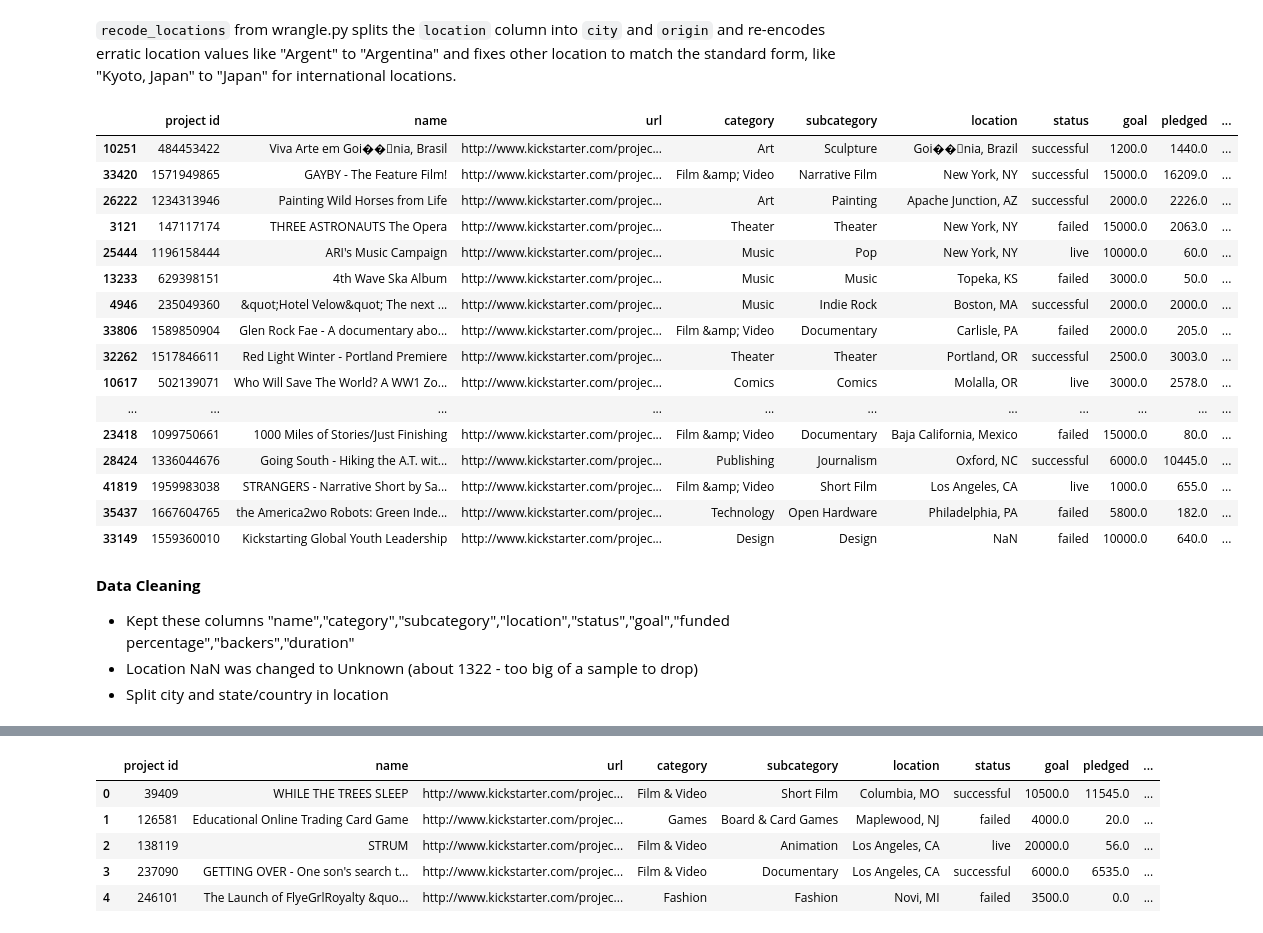
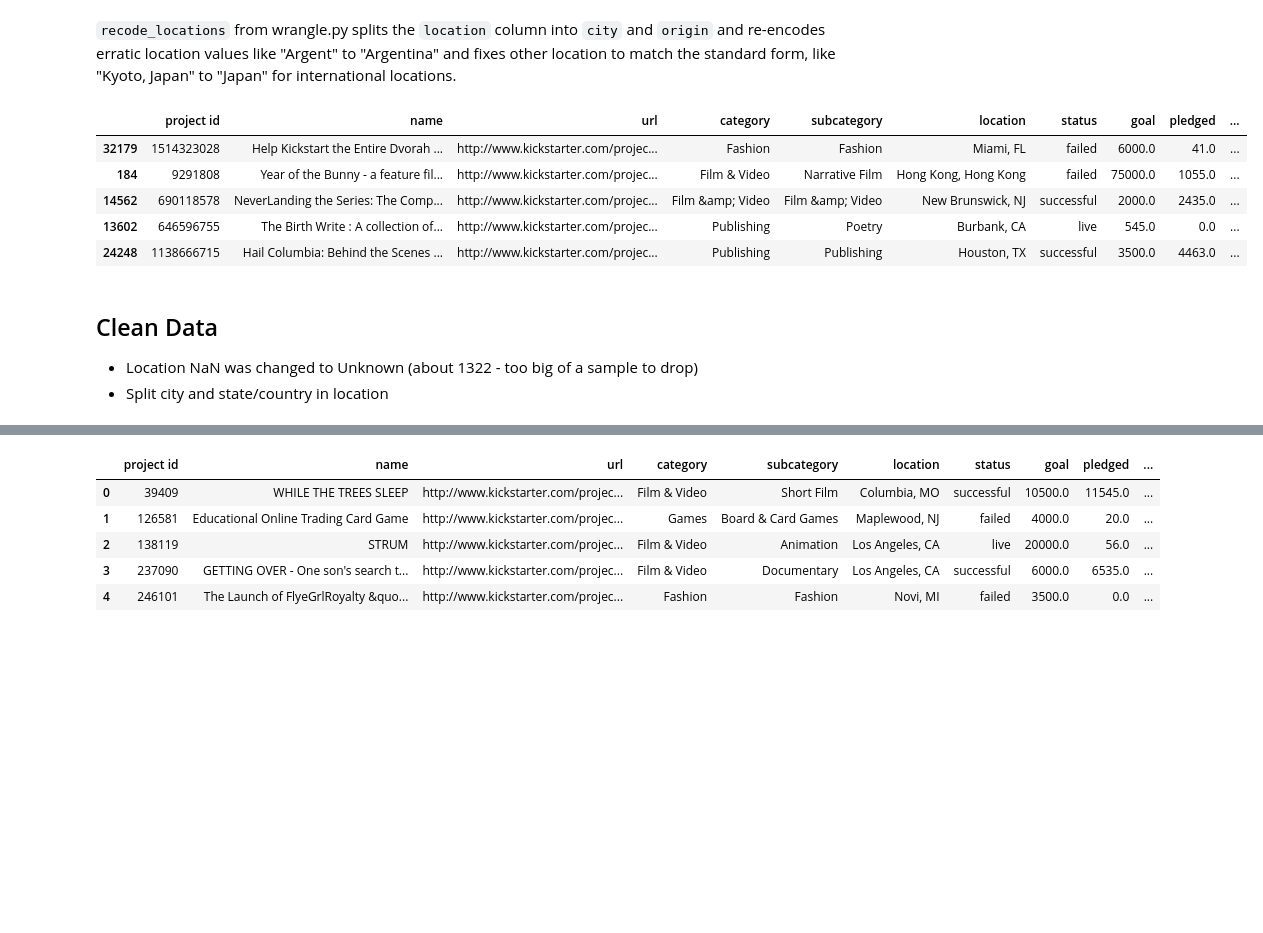
Before and after one commit to crisgiovanoni/kickstarter_project, a Jupyter notebook: Who Gets the Fund?.ipynb, the cells around one changed output, grey strips where cells are left out. Cells and saved outputs as stored; diff of their text form; code cells hidden in the pictures; blank space fills up the shorter version.

```diff
--- a/Who Gets the Fund?.ipynb
+++ b/Who Gets the Fund?.ipynb
@@ -29,28 +30,16 @@ kick = wrangle.get_kickstarter()
 # %%
 kick = wrangle.recode_locations(kick)
 # %%
-kick.sample(20)
+kick.sample(5)
 # %% [output]
 |  | project id | name | url | category | subcategory | location | status | goal | pledged | ... |
-| 10251 | 484453422 | Viva Arte em Goi��΢nia, Brasil | http://www.kickstarter.com/projec... | Art | Sculpture | Goi��΢nia, Brazil | successful | 1200.0 | 1440.0 | ... |
-| 33420 | 1571949865 | GAYBY - The Feature Film! | http://www.kickstarter.com/projec... | Film &amp; Video | Narrative Film | New York, NY | successful | 15000.0 | 16209.0 | ... |
-| 26222 | 1234313946 | Painting Wild Horses from Life | http://www.kickstarter.com/projec... | Art | Painting | Apache Junction, AZ | successful | 2000.0 | 2226.0 | ... |
-| 3121 | 147117174 | THREE ASTRONAUTS The Opera | http://www.kickstarter.com/projec... | Theater | Theater | New York, NY | failed | 15000.0 | 2063.0 | ... |
-| 25444 | 1196158444 | ARI's Music Campaign | http://www.kickstarter.com/projec... | Music | Pop | New York, NY | live | 10000.0 | 60.0 | ... |
-| 13233 | 629398151 | 4th Wave Ska Album | http://www.kickstarter.com/projec... | Music | Music | Topeka, KS | failed | 3000.0 | 50.0 | ... |
-| 4946 | 235049360 | &quot;Hotel Velow&quot; The next ... | http://www.kickstarter.com/projec... | Music | Indie Rock | Boston, MA | successful | 2000.0 | 2000.0 | ... |
-| 33806 | 1589850904 | Glen Rock Fae - A documentary abo... | http://www.kickstarter.com/projec... | Film &amp; Video | Documentary | Carlisle, PA | failed | 2000.0 | 205.0 | ... |
-| 32262 | 1517846611 | Red Light Winter - Portland Premiere | http://www.kickstarter.com/projec... | Theater | Theater | Portland, OR | successful | 2500.0 | 3003.0 | ... |
-| 10617 | 502139071 | Who Will Save The World? A WW1 Zo... | http://www.kickstarter.com/projec... | Comics | Comics | Molalla, OR | live | 3000.0 | 2578.0 | ... |
-| ... | ... | ... | ... | ... | ... | ... | ... | ... | ... | ... |
-| 23418 | 1099750661 | 1000 Miles of Stories/Just Finishing | http://www.kickstarter.com/projec... | Film &amp; Video | Documentary | Baja California, Mexico | failed | 15000.0 | 80.0 | ... |
-| 28424 | 1336044676 | Going South - Hiking the A.T. wit... | http://www.kickstarter.com/projec... | Publishing | Journalism | Oxford, NC | successful | 6000.0 | 10445.0 | ... |
-| 41819 | 1959983038 | STRANGERS - Narrative Short by Sa... | http://www.kickstarter.com/projec... | Film &amp; Video | Short Film | Los Angeles, CA | live | 1000.0 | 655.0 | ... |
-| 35437 | 1667604765 | the America2wo Robots: Green Inde... | http://www.kickstarter.com/projec... | Technology | Open Hardware | Philadelphia, PA | failed | 5800.0 | 182.0 | ... |
-| 33149 | 1559360010 | Kickstarting Global Youth Leadership | http://www.kickstarter.com/projec... | Design | Design | NaN | failed | 10000.0 | 640.0 | ... |
+| 32179 | 1514323028 | Help Kickstart the Entire Dvorah ... | http://www.kickstarter.com/projec... | Fashion | Fashion | Miami, FL | failed | 6000.0 | 41.0 | ... |
+| 184 | 9291808 | Year of the Bunny - a feature fil... | http://www.kickstarter.com/projec... | Film & Video | Narrative Film | Hong Kong, Hong Kong | failed | 75000.0 | 1055.0 | ... |
+| 14562 | 690118578 | NeverLanding the Series: The Comp... | http://www.kickstarter.com/projec... | Film &amp; Video | Film &amp; Video | New Brunswick, NJ | successful | 2000.0 | 2435.0 | ... |
+| 13602 | 646596755 | The Birth Write : A collection of... | http://www.kickstarter.com/projec... | Publishing | Poetry | Burbank, CA | live | 545.0 | 0.0 | ... |
+| 24248 | 1138666715 | Hail Columbia: Behind the Scenes ... | http://www.kickstarter.com/projec... | Publishing | Publishing | Houston, TX | successful | 3500.0 | 4463.0 | ... |
 # %% [markdown]
-**Data Cleaning**
+## Clean Data
 
-- Kept these columns "name","category","subcategory","location","status","goal","funded percentage","backers","duration"
 - Location NaN was changed to Unknown (about 1322 - too big of a sample to drop)
 - Split city and state/country in location
```
Also changed, not shown: parts of 15 cells of this notebook, 1 other file.
